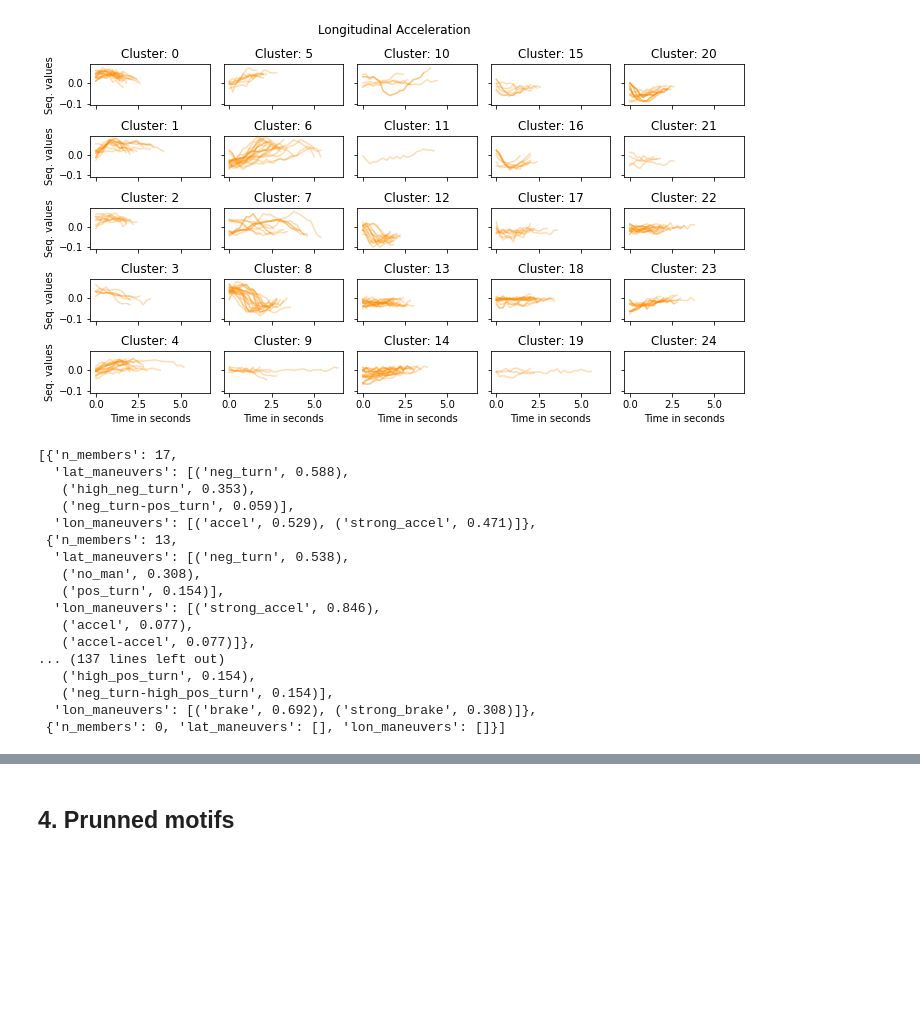
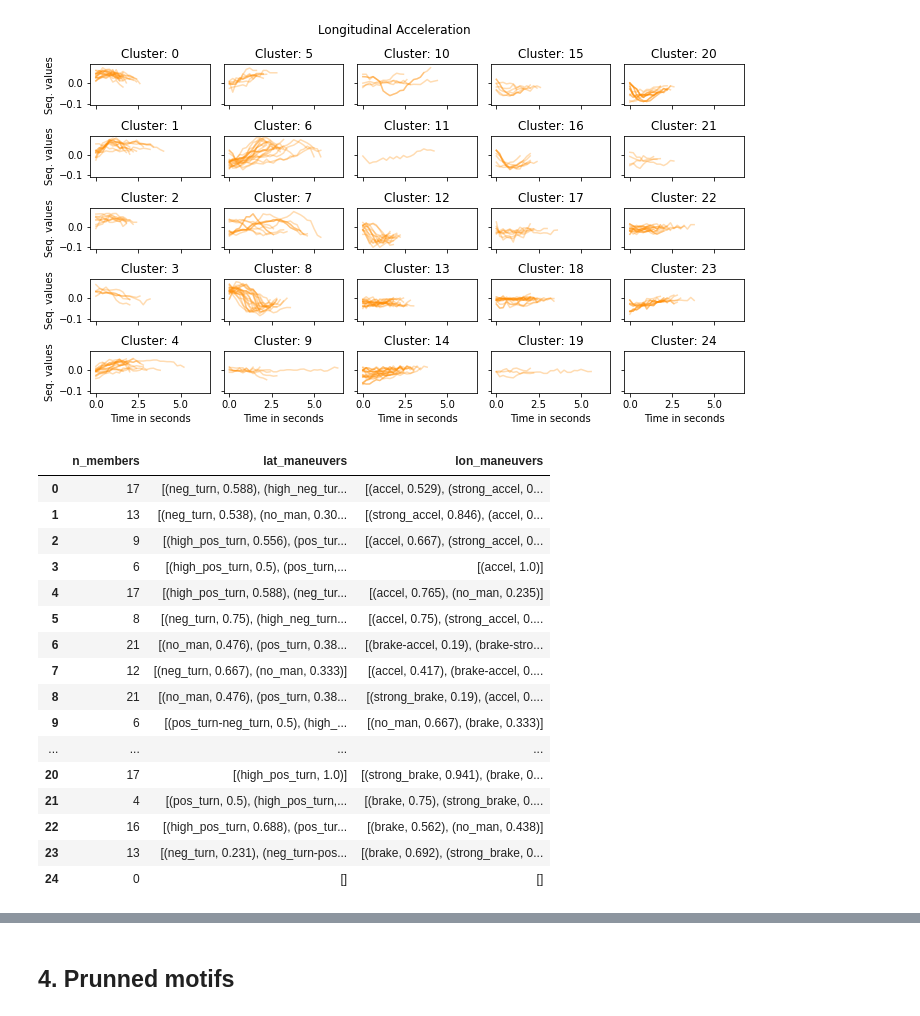
Before and after one commit to misilva73/tripMD, a Jupyter notebook: notebooks/tripmd_outputs_single_drivers.ipynb, the cells around one changed output, grey strips where cells are left out. Drawn from its saved outputs; the diff is of its cells as text; code cells hidden in the pictures; blank space fills up the shorter version.

```diff
--- a/notebooks/tripmd_outputs_single_drivers.ipynb
+++ b/notebooks/tripmd_outputs_single_drivers.ipynb
@@ -58,23 +58,23 @@ fig = uah_viz.plot_clusters_acceleration(dtwsom_model, motif_center_list, freq_p
 plt.show()
 # %% [output]
 [figure]
-# %%
-clusters_sum
-# %% [output]
-[{'n_members': 17,
-  'lat_maneuvers': [('neg_turn', 0.588),
-   ('high_neg_turn', 0.353),
-   ('neg_turn-pos_turn', 0.059)],
-  'lon_maneuvers': [('accel', 0.529), ('strong_accel', 0.471)]},
- {'n_members': 13,
-  'lat_maneuvers': [('neg_turn', 0.538),
-   ('no_man', 0.308),
-   ('pos_turn', 0.154)],
-  'lon_maneuvers': [('strong_accel', 0.846),
-   ('accel', 0.077),
-   ('accel-accel', 0.077)]},
-... (137 lines left out)
-   ('high_pos_turn', 0.154),
-   ('neg_turn-high_pos_turn', 0.154)],
-  'lon_maneuvers': [('brake', 0.692), ('strong_brake', 0.308)]},
- {'n_members': 0, 'lat_maneuvers': [], 'lon_maneuvers': []}]
+# %%
+pd.DataFrame(clusters_sum)
+# %% [output]
+|  | n_members | lat_maneuvers | lon_maneuvers |
+| 0 | 17 | [(neg_turn, 0.588), (high_neg_tur... | [(accel, 0.529), (strong_accel, 0... |
+| 1 | 13 | [(neg_turn, 0.538), (no_man, 0.30... | [(strong_accel, 0.846), (accel, 0... |
+| 2 | 9 | [(high_pos_turn, 0.556), (pos_tur... | [(accel, 0.667), (strong_accel, 0... |
+| 3 | 6 | [(high_pos_turn, 0.5), (pos_turn,... | [(accel, 1.0)] |
+| 4 | 17 | [(high_pos_turn, 0.588), (neg_tur... | [(accel, 0.765), (no_man, 0.235)] |
+| 5 | 8 | [(neg_turn, 0.75), (high_neg_turn... | [(accel, 0.75), (strong_accel, 0.... |
+| 6 | 21 | [(no_man, 0.476), (pos_turn, 0.38... | [(brake-accel, 0.19), (brake-stro... |
+| 7 | 12 | [(neg_turn, 0.667), (no_man, 0.333)] | [(accel, 0.417), (brake-accel, 0.... |
+| 8 | 21 | [(no_man, 0.476), (pos_turn, 0.38... | [(strong_brake, 0.19), (accel, 0.... |
+| 9 | 6 | [(pos_turn-neg_turn, 0.5), (high_... | [(no_man, 0.667), (brake, 0.333)] |
+| ... | ... | ... | ... |
+| 20 | 17 | [(high_pos_turn, 1.0)] | [(strong_brake, 0.941), (brake, 0... |
+| 21 | 4 | [(pos_turn, 0.5), (high_pos_turn,... | [(brake, 0.75), (strong_brake, 0.... |
+| 22 | 16 | [(high_pos_turn, 0.688), (pos_tur... | [(brake, 0.562), (no_man, 0.438)] |
+| 23 | 13 | [(neg_turn, 0.231), (neg_turn-pos... | [(brake, 0.692), (strong_brake, 0... |
+| 24 | 0 | [] | [] |
```
Also changed, not shown: parts of 3 cells of this notebook, 3 other files.
